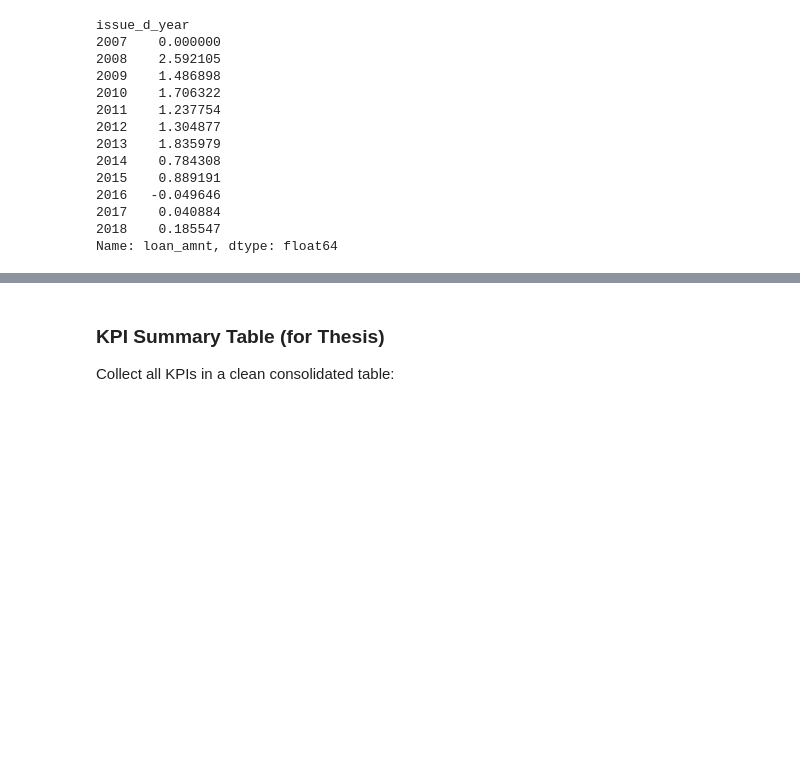
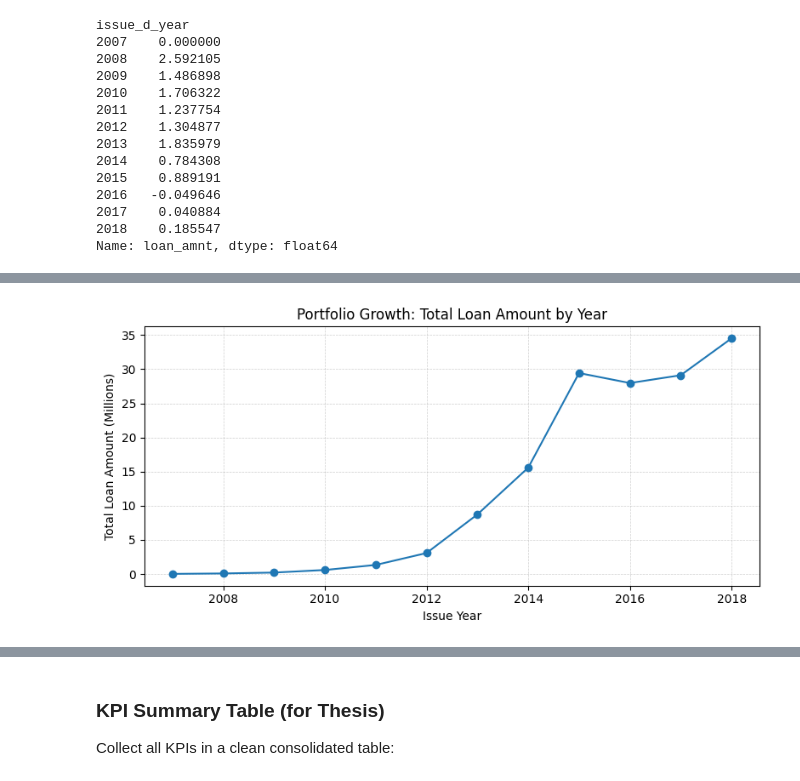
Before and after one commit to EriPardali/MasterThesis_DataEngineering_EleftheriaPardali, a Jupyter notebook: src/kpis/kpi_loan_portfolio.ipynb, the cells around one changed output, grey strips where cells are left out. Saved outputs shown, nothing was run; the diff lists cells and outputs as text; code cells hidden in the pictures; blank space fills up the shorter version.

```diff
--- a/src/kpis/kpi_loan_portfolio.ipynb
+++ b/src/kpis/kpi_loan_portfolio.ipynb
@@ -156,0 +158,26 @@ portfolio_growth_df
+# %%
+# 1) Aggregate total loan amount by year
+portfolio_by_year = (
+    df.groupby("issue_d_year")["loan_amnt"]
+      .sum()
+      .sort_index()
+)
+
+# Ensure index is int
+portfolio_by_year.index = portfolio_by_year.index.astype(int)
+
+# --- 2) YoY growth rate ---
+portfolio_growth = portfolio_by_year.pct_change()
+
+#  3) results table
+portfolio_growth_df = pd.DataFrame({
+    "issue_d_year": portfolio_by_year.index,
+    "total_loan_amount": portfolio_by_year.values,
+    "growth_rate": portfolio_growth.values
+})
+
+# Extra columns for thesis readability
+portfolio_growth_df["total_loan_amount_m"] = portfolio_growth_df["total_loan_amount"] / 1_000_000
+portfolio_growth_df["growth_rate_pct"] = portfolio_growth_df["growth_rate"] * 100
+
+portfolio_growth_df
@@ -156,0 +198,18 @@ portfolio_growth_df
+# %%
+fig, ax = plt.subplots(figsize=(8, 4))
+
+ax.plot(
+    portfolio_growth_df["issue_d_year"],
+    portfolio_growth_df["total_loan_amount_m"],
+    marker="o"
+)
+
+ax.set_title("Portfolio Growth: Total Loan Amount by Year")
+ax.set_xlabel("Issue Year")
+ax.set_ylabel("Total Loan Amount (Millions)")
+ax.grid(True, linestyle="--", linewidth=0.5, alpha=0.6)
+
+plt.tight_layout()
+plt.show()
+# %% [output]
+[figure, added]
```
Also changed, not shown: parts of 8 cells of this notebook.
